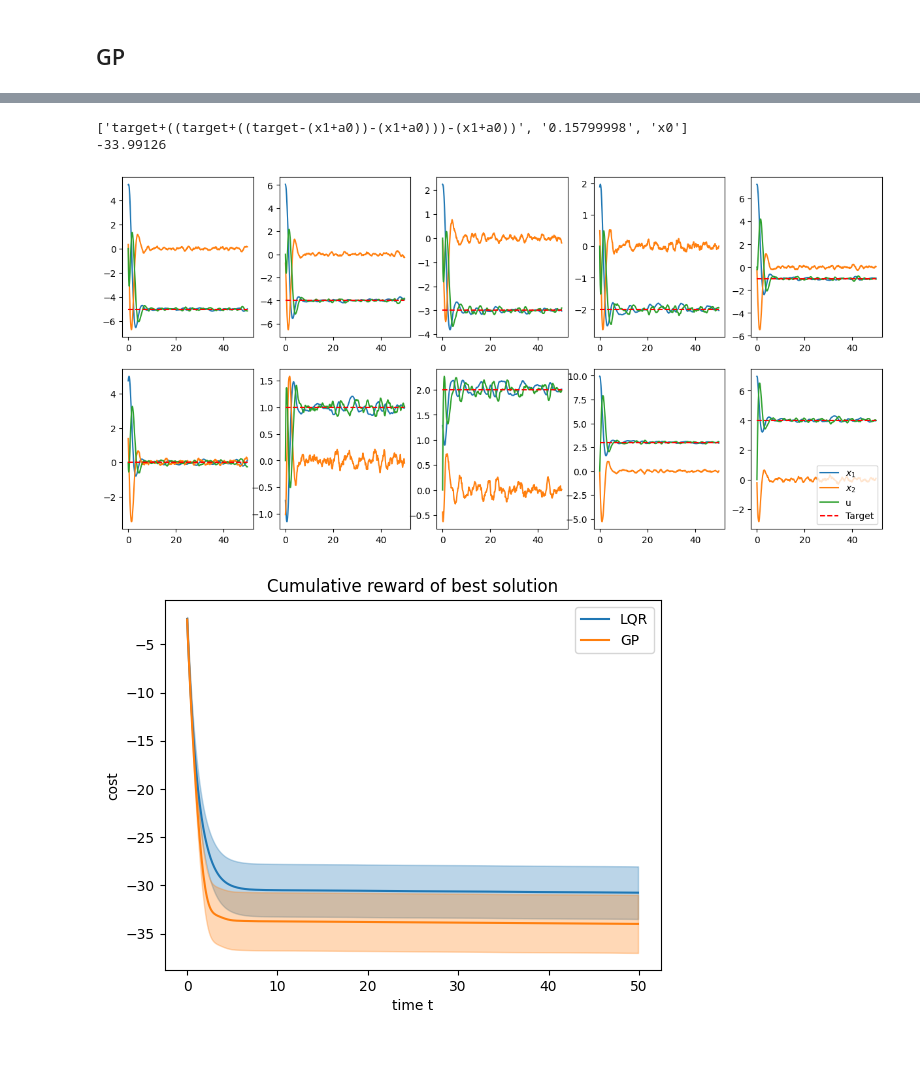
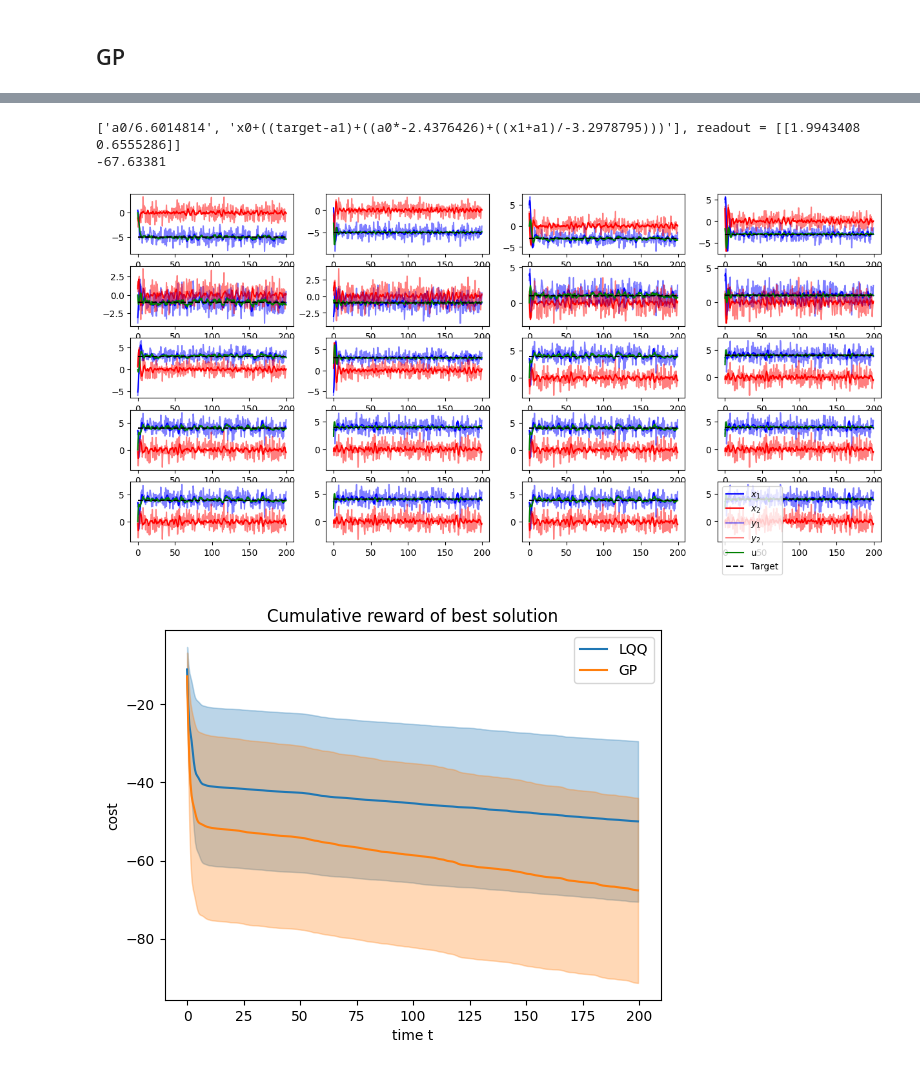
Before and after one commit to sdevries0/MultiTreeGP, a Jupyter notebook: first_pytrees.ipynb, the cells around one changed output, grey strips where cells are left out. Saved outputs shown, nothing was run; the diff lists cells and outputs as text; code cells hidden in the pictures.

Commit message:
readout, observation noise

```diff
--- a/first_pytrees.ipynb
+++ b/first_pytrees.ipynb
@@ -107,7 +114,7 @@ class Objective_function:
 # %% [markdown]
 ## Controllers
 # %%
-class LQG:
+class LQG_DE:
     def __init__(self, env, L):
         self.env = env
         self.L = L
@@ -126,10 +133,10 @@ class LQG:
         P = variables[5:]
         P = P.reshape(2,2)
 
-        K = P@self.env.C.T*(1/self.env.V)
+        K = P@self.env.C.T*(1/self.env.W)
         dx, y = self.env.drift(t,x,u)
         dmu = self.env.A@mu + self.env.b@u + K@(y-self.env.C@mu)
-        dP = self.env.A@P + P@self.env.A.T - K@self.env.C@P +self.env.G*self.env.w@self.env.G
+        dP = self.env.A@P + P@self.env.A.T - K@self.env.C@P +self.env.G*self.env.V@self.env.G
 
         dv = jnp.expand_dims(-self.L@(dmu),0)
         return jnp.concatenate([dx, dv, dmu, jnp.ravel(dP)])
@@ -351,42 +422,57 @@ KeyboardInterrupt:
 # %%
-# sol = multi_gp.Expression([['/',['+',[jnp.array(2.8502984+2.8502984-4.716474-1.0577378)],['+',['*',[jnp.array(-3)],['x1']],['-',['*',[jnp.array(4)],['target']],['*',[jnp.array(4.0)],['a0']]]]],[jnp.array(0.6501584)]],['a0'],['a0']])
-# print(sol)
-# ys_gp, us_gp, act = jax.vmap(gp.evaluate_control_loop, in_axes=[None,0,None, 0, 0])(sol, x0, ts, targets, jrandom.split(key, x0.shape[0]))
+data, env, fitness_function, rewards_lq, state_obs_control_lq = get_data(seed, env_type, T=200)
+x0,ts,targets,noise_keys=data
+
+# sol = multi_gp.Expression([my_to_string('-4.0*a0 - 4.20*target + 3.0*x1'),my_to_string('a1**2.0')],jnp.array([[-0.98,0.20]]))
+
+# xs_gp, ys_gp, us_gp, act = jax.vmap(gp.evaluate_control_loop, in_axes=[None,0,None, 0, 0])(sol, x0, ts, targets, noise_keys)
 index = 0
 print(best_solutions[index])
-ys_gp, us_gp, act = jax.vmap(gp.evaluate_control_loop, in_axes=[None,0,None, 0, 0])(best_solutions[index], x0, ts, targets, jrandom.split(key, x0.shape[0]))
-rewards_gp = jax.vmap(fitness_function.get_rewards)(ys_gp, us_gp, targets)
+xs_gp, ys_gp, us_gp, act = jax.vmap(gp.evaluate_control_loop, in_axes=[None,0,None, 0, 0])(best_solutions[index], x0, ts, targets, noise_keys)
+rewards_gp = jax.vmap(fitness_function.get_rewards)(xs_gp, us_gp, targets)
 print(jnp.mean(rewards_gp,axis=0)[-1]*dt)
-fig, ax = plt.subplots(ncols=5,nrows=2, figsize=(15,7))
+fig, ax = plt.subplots(ncols=4,nrows=5, figsize=(15,7))
 ax = ax.ravel()
-for index in range(x0.shape[0]):
-    ax[index].plot(ts,ys_gp[index,:,0], label='$x_1$')
-    ax[index].plot(ts,ys_gp[index,:,1], label='$x_2$')
-    ax[index].plot(ts,us_gp[index], label='u')
-    ax[index].hlines(targets[index], ts[0], ts[-1], color="red", linestyle="--", label="Target")
+
+xs_lq, ys_lq, us_lq = state_obs_control_lq
+for i in range(x0.shape[0]):
+    index = 2*i
+    ax[index].plot(ts,xs_gp[index,:,0], label='$x_1$', color='blue')
+    ax[index].plot(ts,xs_gp[index,:,1], label='$x_2$', color='red')
+    ax[index].plot(ts,ys_gp[index,:,0], label='$y_1$', alpha=0.5, color='blue')
+    ax[index].plot(ts,ys_gp[index,:,1], label='$y_2$', alpha=0.5, color='red')
+    ax[index].plot(ts,us_gp[index], label='u', color='green')
+    ax[index].hlines(targets[index], ts[0], ts[-1], color="black", linestyle="--", label="Target")
+
+    ax[index+1].plot(ts,xs_lq[index,:,0], label='$x_1$', color='blue')
+    ax[index+1].plot(ts,xs_lq[index,:,1], label='$x_2$', color='red')
+    ax[index+1].plot(ts,ys_lq[index,:,0], label='$y_1$', alpha=0.5, color='blue')
+    ax[index+1].plot(ts,ys_lq[index,:,1], label='$y_2$', alpha=0.5, color='red')
+    ax[index+1].plot(ts,us_lq[index], label='u', color='green')
+    ax[index+1].hlines(targets[index], ts[0], ts[-1], color="black", linestyle="--", label="Target")
 ax[-1].legend()
 plt.show()
 # %% [output]
-['target+((target+((target-(x1+a0))-(x1+a0)))-(x1+a0))', '0.15799998', 'x0']
--33.99126
+['a0/6.6014814', 'x0+((target-a1)+((a0*-2.4376426)+((x1+a1)/-3.2978795)))'], readout = [[1.9943408 0.6555286]]
+-67.63381
-[figure, old version]
+[figure, new version]
 # %%
 mean_rewards_lq = jnp.mean(rewards_lq*dt, axis=0)
 std_rewards_lq = jnp.std(rewards_lq*dt, axis=0)*dt
 
-plt.plot(ts, mean_rewards_lq, label=string, color=f'C0')
+plt.plot(ts, mean_rewards_lq, label=env_type, color=f'C0')
 plt.fill_between(ts, mean_rewards_lq-std_rewards_lq,  mean_rewards_lq+std_rewards_lq, color='C0', alpha=0.3)
 
 mean_rewards_gp = jnp.mean(rewards_gp*dt, axis=0)
 std_rewards_gp = jnp.std(rewards_gp*dt, axis=0)*dt
 
 plt.plot(ts, mean_rewards_gp, label=f'GP', alpha=1., color=f'C1')
 plt.fill_between(ts, mean_rewards_gp-std_rewards_gp,  mean_rewards_gp+std_rewards_gp, color='C1', alpha=0.3)
 
 plt.xlabel('time t')
 plt.ylabel('cost')
 plt.title('Cumulative reward of best solution')
 plt.legend()
 plt.show()
 # %% [output]
-[figure, old version]
+[figure, new version]
```
Also changed, not shown: parts of 13 cells of this notebook, 1 other file.
